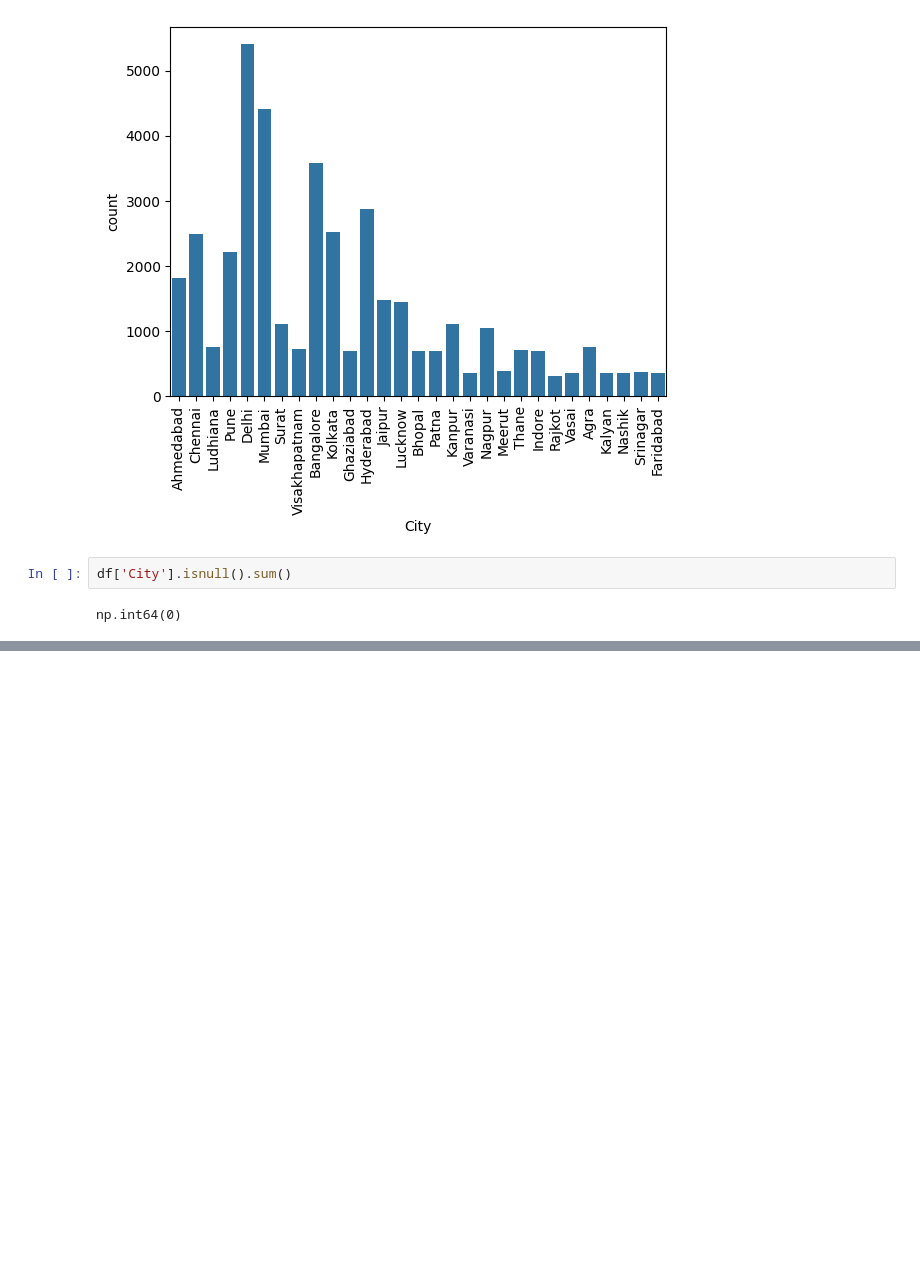
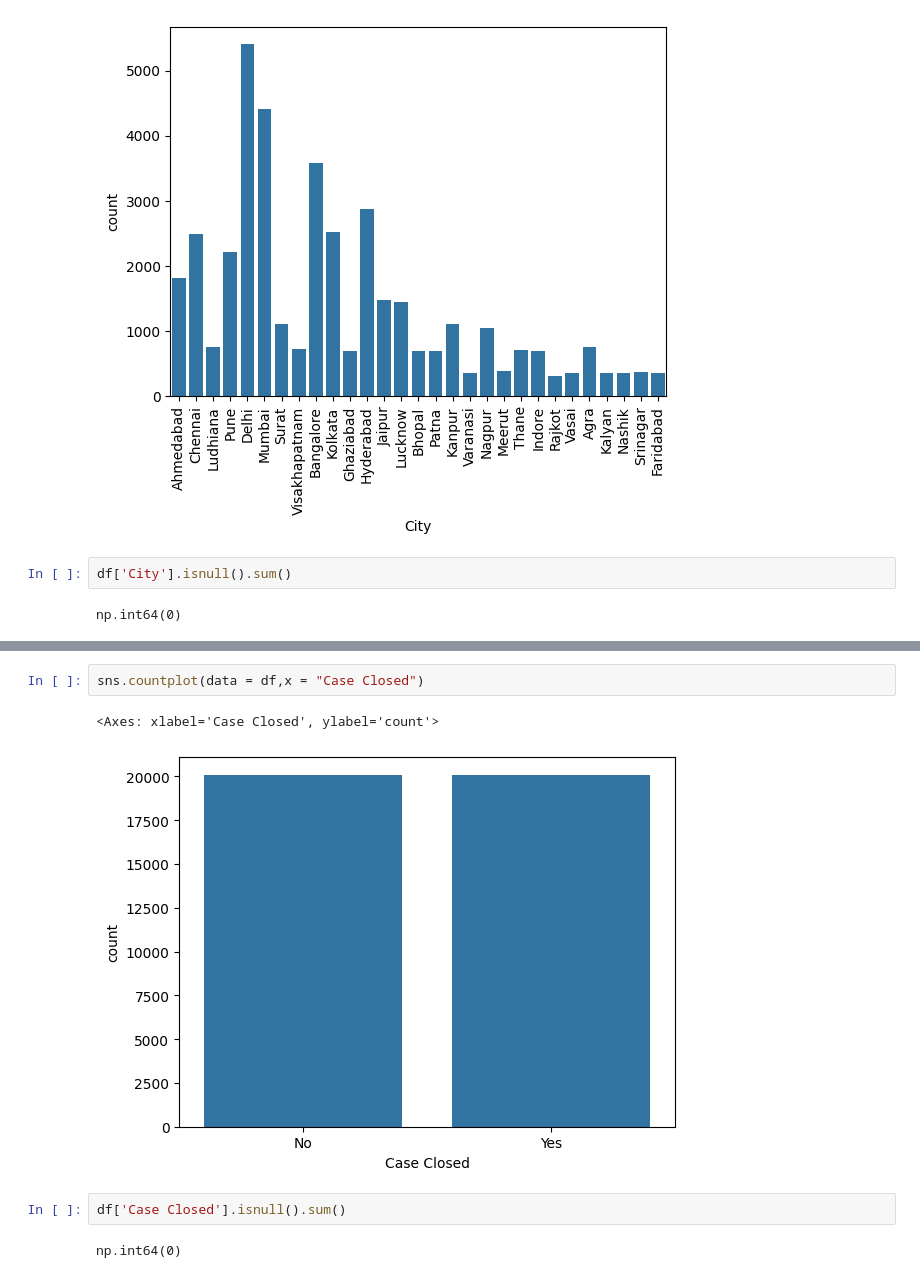
Before and after one commit to anshulkansal121/Python-Programming, a Jupyter notebook: Pandas/Data Analysis/EDA/Indian Crimes - EDA.ipynb, the cells around one changed output, grey strips where cells are left out. Drawn from its saved outputs; the diff is of its cells as text; blank space fills up the shorter version.

```diff
--- a/Pandas/Data Analysis/EDA/Indian Crimes - EDA.ipynb
+++ b/Pandas/Data Analysis/EDA/Indian Crimes - EDA.ipynb
@@ -216,0 +323,9 @@ np.int64(0)
+# %%
+sns.countplot(data = df,x = "Case Closed")
+# %% [output]
+<Axes: xlabel='Case Closed', ylabel='count'>
+[figure, added]
+# %%
+df['Case Closed'].isnull().sum()
+# %% [output]
+np.int64(0)
```
Also changed, not shown: parts of 14 cells of this notebook.
